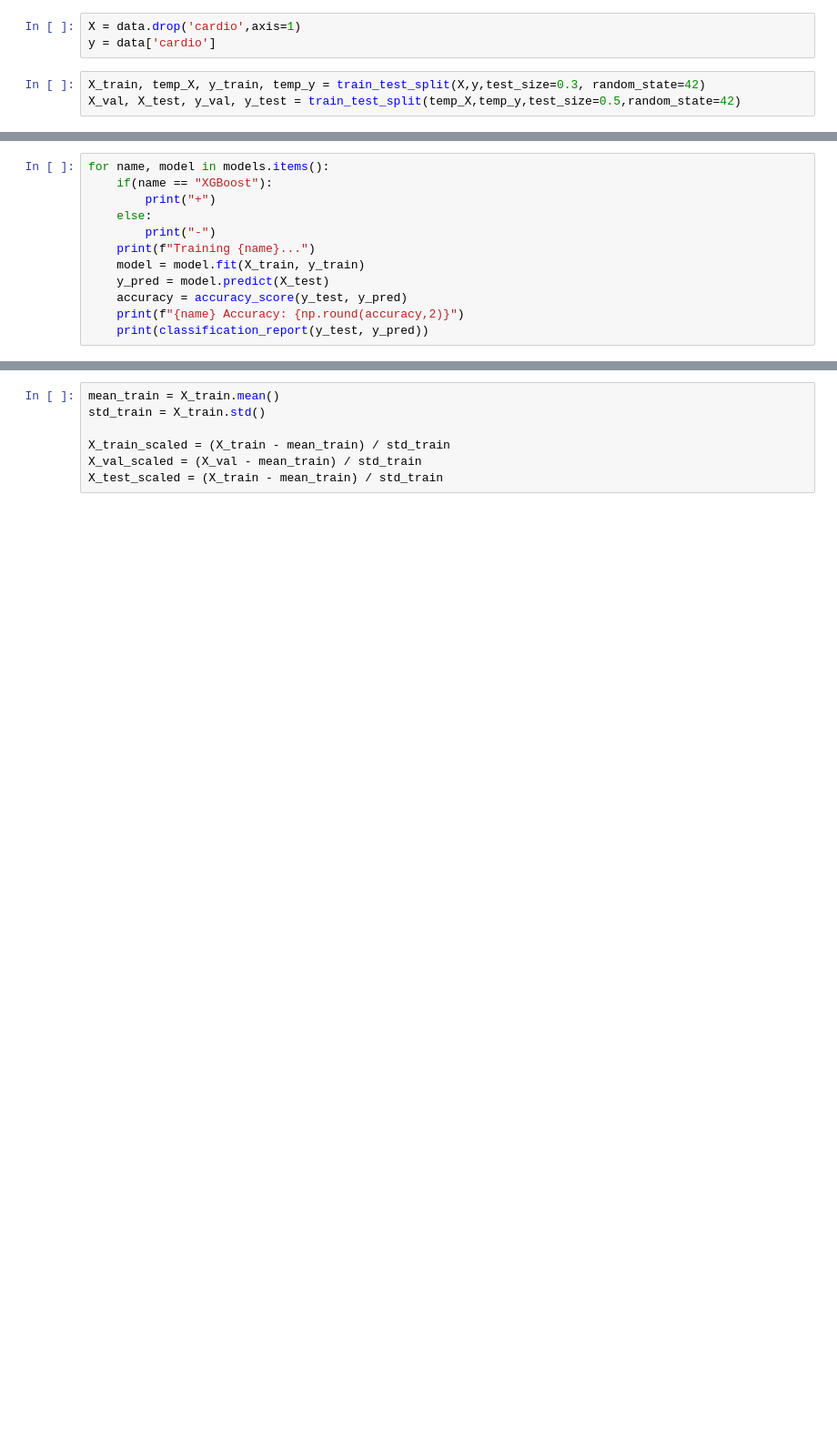
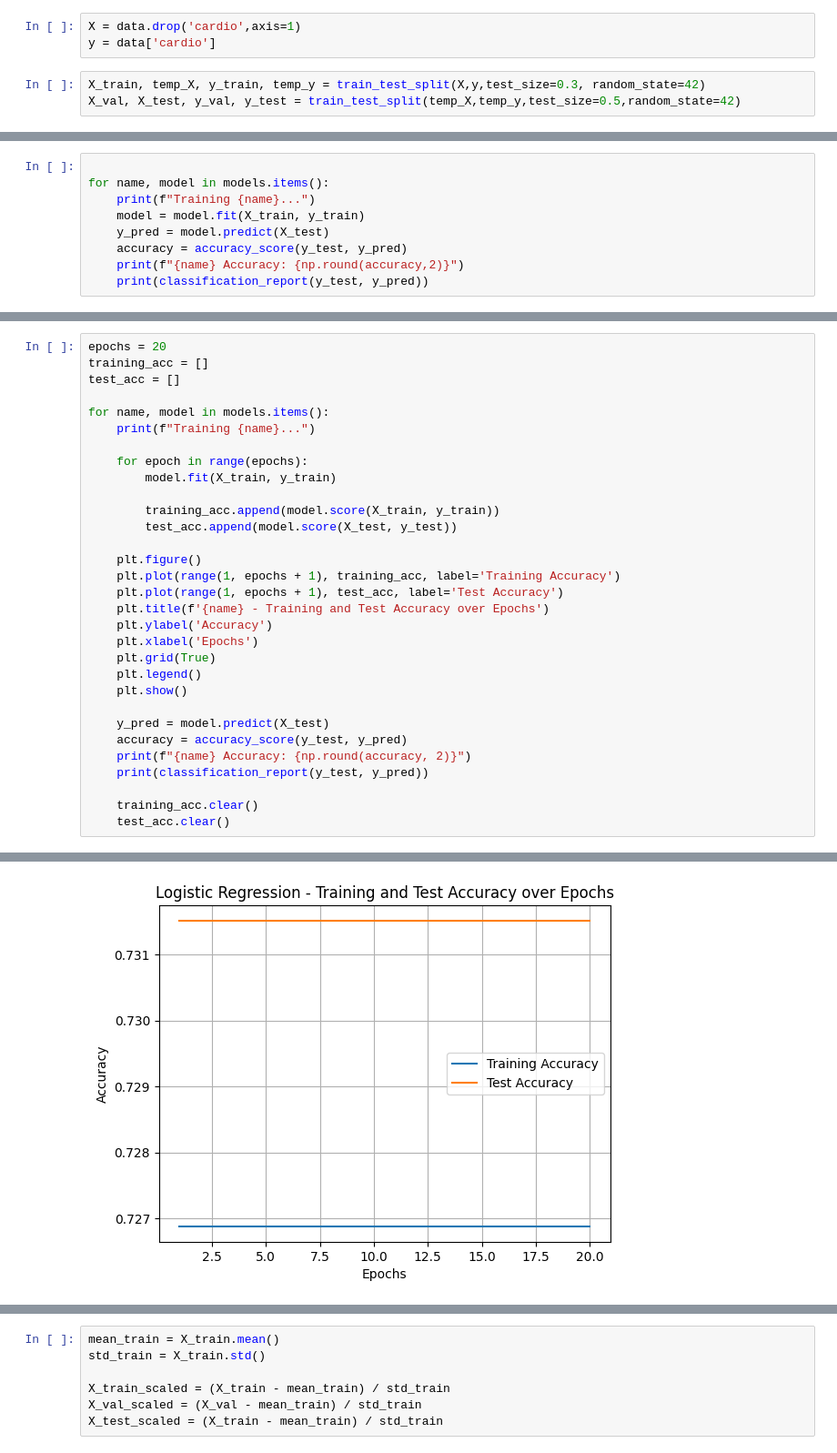
Before and after one commit to Dimus0/Heart-Failure, a Jupyter notebook: research_model/research.ipynb, the cells around one changed output, grey strips where cells are left out. Shown: that part at 91% size. Cells and saved outputs as stored; diff of their text form; blank space fills up the shorter version.

```diff
--- a/research_model/research.ipynb
+++ b/research_model/research.ipynb
@@ -180,10 +131,7 @@ models = {
 }
 # %%
+
 for name, model in models.items():
-    if(name == "XGBoost"):
-        print("+")
-    else:
-        print("-")
     print(f"Training {name}...")
     model = model.fit(X_train, y_train)
     y_pred = model.predict(X_test)
@@ -210,0 +176,32 @@ weighted avg       0.74      0.74      0.74     10347
+# %%
+epochs = 20
+training_acc = []
+test_acc = []
+
+for name, model in models.items():
+    print(f"Training {name}...")
+
+    for epoch in range(epochs):
+        model.fit(X_train, y_train)
+
+        training_acc.append(model.score(X_train, y_train))
+        test_acc.append(model.score(X_test, y_test))
+
+    plt.figure()
+    plt.plot(range(1, epochs + 1), training_acc, label='Training Accuracy')
+    plt.plot(range(1, epochs + 1), test_acc, label='Test Accuracy')
+    plt.title(f'{name} - Training and Test Accuracy over Epochs')
+    plt.ylabel('Accuracy')
+    plt.xlabel('Epochs')
+    plt.grid(True)
+    plt.legend()
+    plt.show()
+
+    y_pred = model.predict(X_test)
+    accuracy = accuracy_score(y_test, y_pred)
+    print(f"{name} Accuracy: {np.round(accuracy, 2)}")
+    print(classification_report(y_test, y_pred))
+
+    training_acc.clear()
+    test_acc.clear()
+# %% [output]
@@ -210,0 +209 @@ weighted avg       0.74      0.74      0.74     10347
+[figure, added]
```
Also changed, not shown: parts of 45 cells of this notebook, 5 other files.
